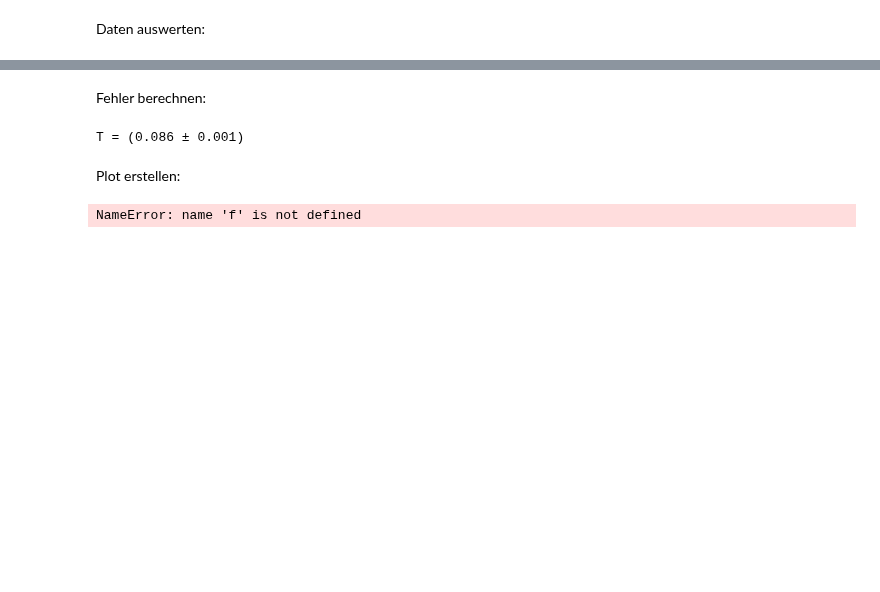
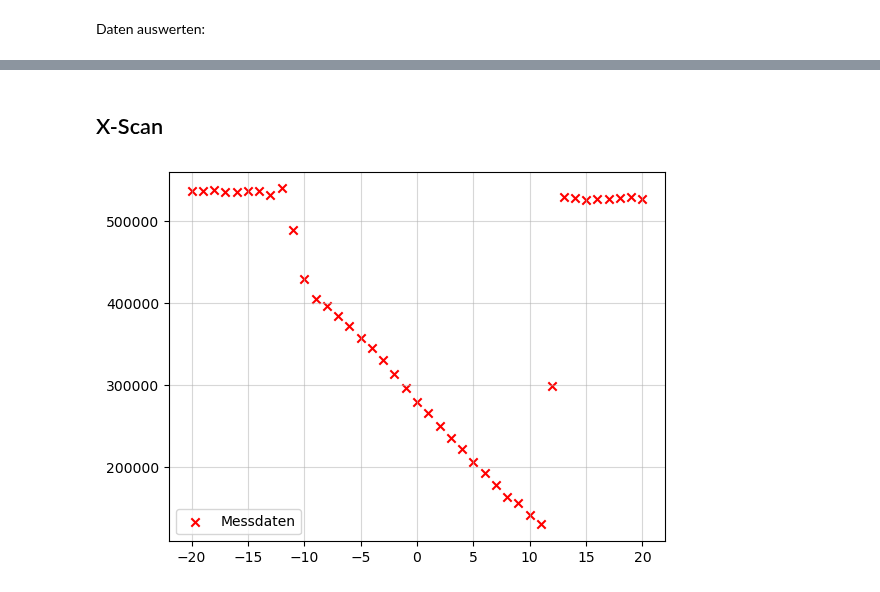
Before and after one commit to waerther/fortgeschrittenenpraktikum, a Jupyter notebook: v44/auswertung.ipynb, the cells around one changed output, grey strips where cells are left out. Saved outputs shown, nothing was run; the diff lists cells and outputs as text; code cells hidden in the pictures; blank space fills up the shorter version.

```diff
--- a/v44/auswertung.ipynb
+++ b/v44/auswertung.ipynb
@@ -105,23 +43,13 @@ plt.xlim(-0.32, 0.32)
-# %% [markdown]
-Fehler berechnen:
-# %%
-ua = ufloat(a, fa)
-print('T = (%.3f ± %.3f)' % (noms(ua), stds(ua)))
-# %% [output]
-T = (0.086 ± 0.001)
-# %% [markdown]
-Plot erstellen:
-# %%
-
-plt.plot(f, Uc, 'xr', markersize=6 , label = 'Messdaten', alpha=0.5)
-xx = np.linspace(100, 150000, 10**4)
-plt.plot(xx, g(xx, a), '-b', linewidth = 1, label = 'Ausgleichsfunktion')
-
-plt.xlabel(r'$f \, / \, \mathrm{Hz}$')
-plt.ylabel(r'$A(\omega) \, / \, U_0$')
-plt.xscale('log')                       # axis scale
-plt.legend(loc="best")                  # legend position
-plt.grid(True)                          # grid style
-plt.xlim(200, 150000)                   # limitation of visible scale in plot
-# %% [output]
-NameError: name 'f' is not defined
+# %% [markdown]
+## X-Scan
+# %%
+x, Intensity = np.genfromtxt('tables/x_scan1.txt', unpack=True)
+
+fig, ax = plt.subplots()
+
+ax.scatter(x, Intensity, marker='x', c='r', label='Messdaten')
+ax.grid('::', alpha=0.5)
+ax.legend(loc='best')
+plt.show()
+# %% [output]
+[figure, added]
```
Also changed, not shown: parts of 21 cells of this notebook, 19 other files.
